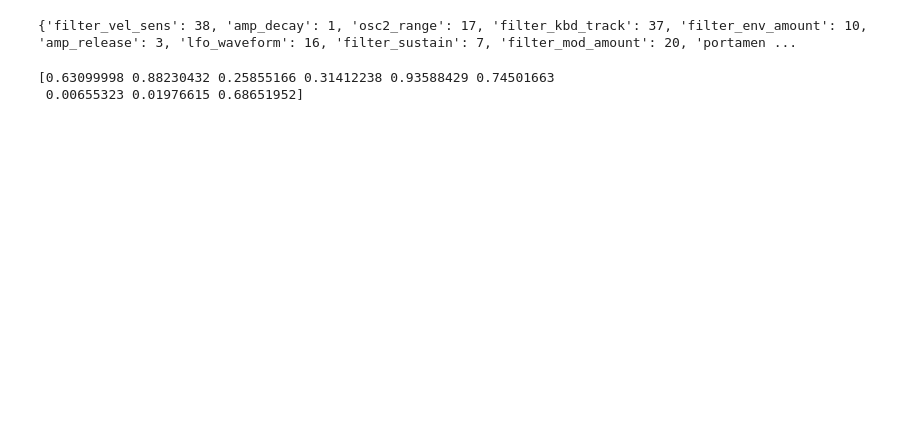
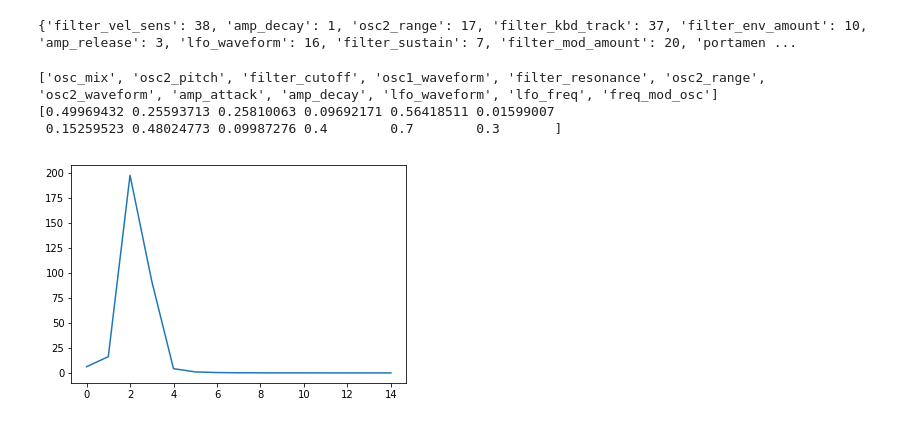
Before and after one commit to peterpeterp/anysynth, a Jupyter notebook: notebooks/amsynth-librosa-time.ipynb, the cells around one changed output. Saved outputs shown, nothing was run; the diff lists cells and outputs as text; code cells hidden in the pictures; blank space fills up the shorter version.

```diff
--- a/notebooks/amsynth-librosa-time.ipynb
+++ b/notebooks/amsynth-librosa-time.ipynb
@@ -112,25 +116,43 @@ def metric(xParams):
 # %%
-np.random.seed(230)
+np.random.seed(89)
 midiNote = 80
 
-dynParams_timbre=['osc_mix','osc2_pitch','filter_cutoff','osc1_waveform','filter_resonance',
-           'osc2_range','osc2_waveform']
+searching_dict = {
+    1 : {'mode':'timbre','dynParams':['osc_mix','osc2_pitch','filter_cutoff','osc1_waveform','filter_resonance',
+           'osc2_range','osc2_waveform'],
+               'iterations':5},
+    2 : {'mode':'envelope','dynParams':['amp_attack','amp_decay'],
+                 'iterations':3},
+    3 : {'mode':'full','dynParams':['lfo_waveform','lfo_freq','freq_mod_osc'],
+                 'iterations':3},
+}
 
-dynParams_envelope=['amp_attack','amp_decay']
-
-dynParams = dynParams_timbre + dynParams_envelope
+dynParams = []
+for key,val in searching_dict.items():
+    dynParams += val['dynParams']
+print dynParams
 
 fixed_params = fixedParams_raw.copy()
 
-tParams[-1] = 0.2
+tParams = np.random.uniform(size=len(dynParams))
+tParams[-1] = 0.3
 tParams[-2] = 0.7
+tParams[-3] = 0.4
 
-tParams = np.random.uniform(size=len(dynParams))
 print(tParams)
 target = wrapSynth(tParams, getAudio=True)
+searching_dict[1]['targetMetric'] = get_mfccs(target)
+searching_dict[2]['targetMetric'] = get_envelope(target)
+searching_dict[3]['targetMetric'] = get_full(target)
+
+plt.plot(searching_dict[3]['targetMetric'])
+plt.show()
+
 targetMetric = get_mfccs(target)
 Audio(target, rate=sampleRate, autoplay=True)
 # %% [output]
-[0.63099998 0.88230432 0.25855166 0.31412238 0.93588429 0.74501663
- 0.00655323 0.01976615 0.68651952]
+['osc_mix', 'osc2_pitch', 'filter_cutoff', 'osc1_waveform', 'filter_resonance', 'osc2_range', 'osc2_waveform', 'amp_attack', 'amp_decay', 'lfo_waveform', 'lfo_freq', 'freq_mod_osc']
+[0.49969432 0.25593713 0.25810063 0.09692171 0.56418511 0.01599007
+ 0.15259523 0.48024773 0.09987276 0.4        0.7        0.3       ]
+[figure, added]
 [interactive output not drawn]
```
Also changed, not shown: parts of 7 cells of this notebook.
